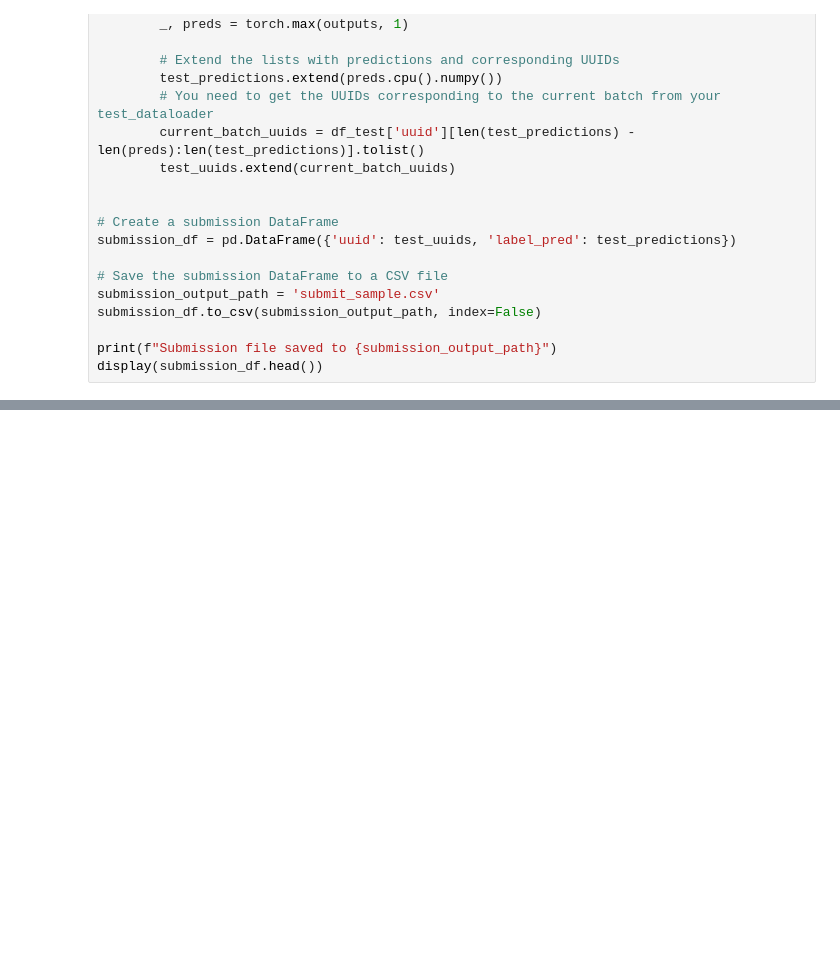
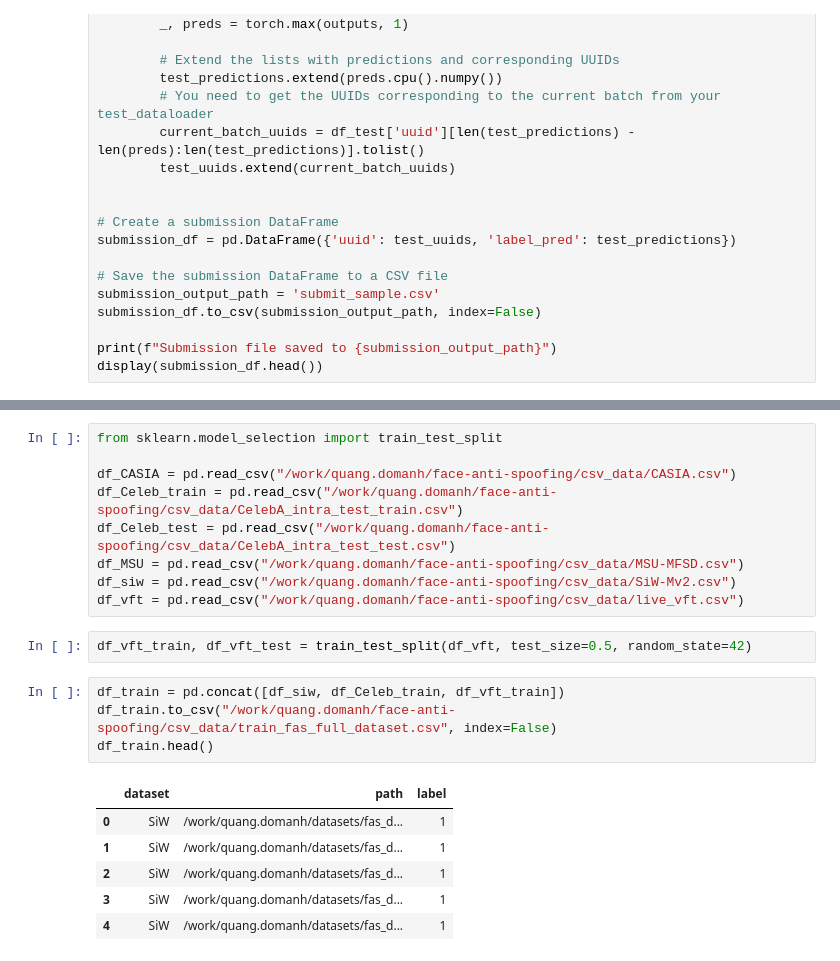
Before and after one commit to optivisionlab/face-anti-spoofing, a Jupyter notebook: AI_Problem_Vision_FAS.ipynb, the cells around one changed output, grey strips where cells are left out. Drawn from its saved outputs; the diff is of its cells as text; blank space fills up the shorter version.

```diff
--- a/AI_Problem_Vision_FAS.ipynb
+++ b/AI_Problem_Vision_FAS.ipynb
@@ -729,0 +495,22 @@ display(submission_df.head())
+# %%
+from sklearn.model_selection import train_test_split
+
+df_CASIA = pd.read_csv("/work/quang.domanh/face-anti-spoofing/csv_data/CASIA.csv")
+df_Celeb_train = pd.read_csv("/work/quang.domanh/face-anti-spoofing/csv_data/CelebA_intra_test_train.csv")
+df_Celeb_test = pd.read_csv("/work/quang.domanh/face-anti-spoofing/csv_data/CelebA_intra_test_test.csv")
+df_MSU = pd.read_csv("/work/quang.domanh/face-anti-spoofing/csv_data/MSU-MFSD.csv")
+df_siw = pd.read_csv("/work/quang.domanh/face-anti-spoofing/csv_data/SiW-Mv2.csv")
+df_vft = pd.read_csv("/work/quang.domanh/face-anti-spoofing/csv_data/live_vft.csv")
+# %%
+df_vft_train, df_vft_test = train_test_split(df_vft, test_size=0.5, random_state=42)
+# %%
+df_train = pd.concat([df_siw, df_Celeb_train, df_vft_train])
+df_train.to_csv("/work/quang.domanh/face-anti-spoofing/csv_data/train_fas_full_dataset.csv", index=False)
+df_train.head()
+# %% [output]
+|  | dataset | path | label |
+| 0 | SiW | /work/quang.domanh/datasets/fas_d... | 1 |
+| 1 | SiW | /work/quang.domanh/datasets/fas_d... | 1 |
+| 2 | SiW | /work/quang.domanh/datasets/fas_d... | 1 |
+| 3 | SiW | /work/quang.domanh/datasets/fas_d... | 1 |
+| 4 | SiW | /work/quang.domanh/datasets/fas_d... | 1 |
```
Also changed, not shown: parts of 20 cells of this notebook.
